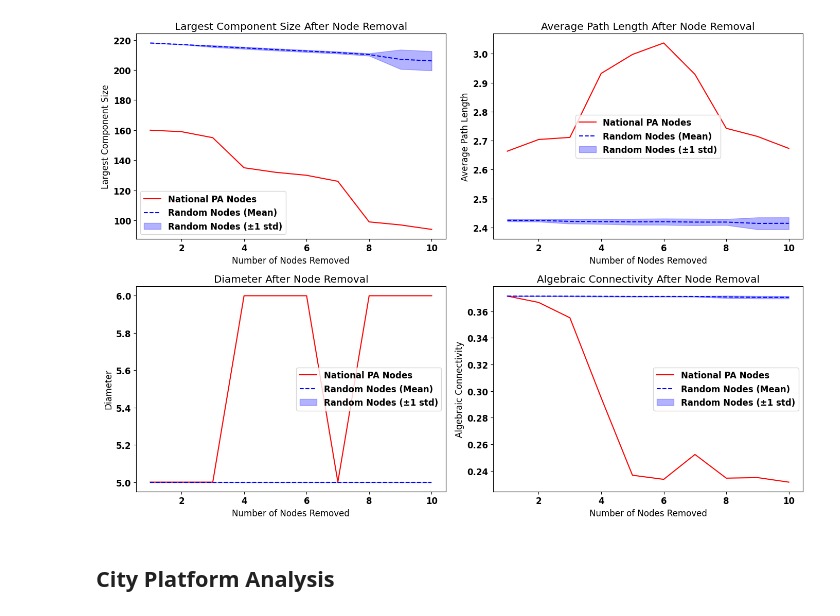
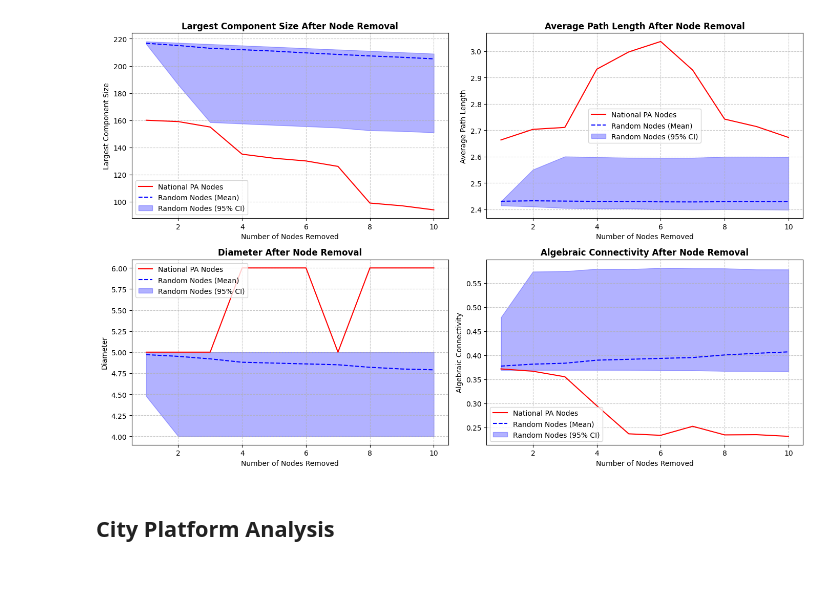
Before and after one commit to gwdonlab/data-access, a Jupyter notebook: 2024-UK-Riots/figure3.ipynb, the cells around one changed output. Drawn from its saved outputs; the diff is of its cells as text; code cells hidden in the pictures; blank space fills up the shorter version.

```diff
--- a/2024-UK-Riots/figure3.ipynb
+++ b/2024-UK-Riots/figure3.ipynb
@@ -20,7 +23,7 @@ trans_nodes = patriotic_alternative_nodes[
     (patriotic_alternative_nodes['lng'] == -20.691347)
 ]['Id'].tolist()
 
-patriotic_alternative_nodes = patriotic_alternative_nodes[
+regional_nodes = patriotic_alternative_nodes[
 
     ~((patriotic_alternative_nodes['lat'] == 53.666612) & (patriotic_alternative_nodes['lng'] == -13.222169)) &
     ~((patriotic_alternative_nodes['lat'] == 53.562336) & (patriotic_alternative_nodes['lng'] == -20.691347))
@@ -27,0 +41,6 @@ patriotic_alternative_nodes = patriotic_alternative_nodes[
+# %%
+Patriotic_Alternative['PA_Source'] = Patriotic_Alternative['Source'].apply(label_node)
+Patriotic_Alternative['PA_Target'] = Patriotic_Alternative['Target'].apply(label_node)
+
+# Check the result
+print(Patriotic_Alternative.head())
@@ -76,9 +120,12 @@ df_fragmentation_middle = pd.DataFrame(fragmentation_results_middle)
 # %%
 all_random_results = []
 
-for i in range(10):
+## 100 Iteration of randomly removing 10 nodes
+
+for i in range(100):
     G_random = G.copy()
-    random_nodes = random.sample(list(G_random.nodes()), 10)
+    random_nodes = sorted(random.sample(list(G_random.nodes()), 10))
+
 
     for j, node in enumerate(random_nodes, 1):
         G_random.remove_node(node)
@@ -103,37 +150,59 @@ for i in range(10):
 
 df_fragmentation_random = pd.DataFrame(all_random_results)
 # %%
-# Create visualization
 fig, axs = plt.subplots(2, 2, figsize=(14, 10))
 metrics = ['largest_component_size', 'average_path_length', 'diameter', 'algebraic_connectivity']
 titles = ['Largest Component Size', 'Average Path Length', 'Diameter', 'Algebraic Connectivity']
 
 for idx, (metric, title) in enumerate(zip(metrics, titles)):
-    row, col = divmod(idx, 2)  # Calculate row and column index for 2x2 layout
+    row, col = divmod(idx, 2)
 
-    # Plot middle nodes line
+
     axs[row, col].plot(df_fragmentation_middle['step'], df_fragmentation_middle[metric], 'r-', label='National PA Nodes')
 
-    # Plot random nodes mean and distribution
-    mean = df_fragmentation_random.groupby('step')[metric].mean()
-    std = df_fragmentation_random.groupby('step')[metric].std()
+
+    grouped = df_fragmentation_random.groupby('step')[metric]
+    mean = grouped.mean()
+    lower = grouped.quantile(0.025)
+    upper = grouped.quantile(0.975)
+
 
     axs[row, col].plot(mean.index, mean.values, 'b--', label='Random Nodes (Mean)')
-    axs[row, col].fill_between(mean.index,
-                               mean.values - std.values,
-                               mean.values + std.values,
-                               alpha=0.3, color='b',
-                               label='Random Nodes (±1 std)')
 
-    axs[row, col].set_title(f'{title} After Node Removal')
+    axs[row, col].fill_between(mean.index, lower, upper,
+                            alpha=0.3, color='b',
+                            label='Random Nodes (95% CI)')
+
+
+
+
+
+    axs[row, col].set_title(f'{title} After Node Removal', fontweight='bold')
     axs[row, col].set_xlabel('Number of Nodes Removed')
     axs[row, col].set_ylabel(title)
-    axs[row, col].legend()
+    axs[row, col].grid(True, linestyle='--', alpha=0.7)
 
-plt.tight_layout()
+
+    if idx == 0:  # Only for the first plot to avoid redundancy
+        handles, labels = axs[row, col].get_legend_handles_labels()
+
+        unique_labels = []
+        unique_handles = []
+        for i, label in enumerate(labels):
+            if label not in unique_labels:
+                unique_labels.append(label)
+                unique_handles.append(handles[i])
+        axs[row, col].legend(unique_handles, unique_labels)
+    else:
+        axs[row, col].legend()
+
+
+plt.tight_layout(rect=[0, 0.05, 1, 0.95])
+
+plt.savefig("network_dismantling_analysis.png", dpi=300, bbox_inches='tight')
 plt.show()
 # %% [output]
-[figure, old version]
+[figure, new version]
 # %% [markdown]
 ## City Platform Analysis
 # %%
```
Also changed, not shown: parts of 4 cells of this notebook.
